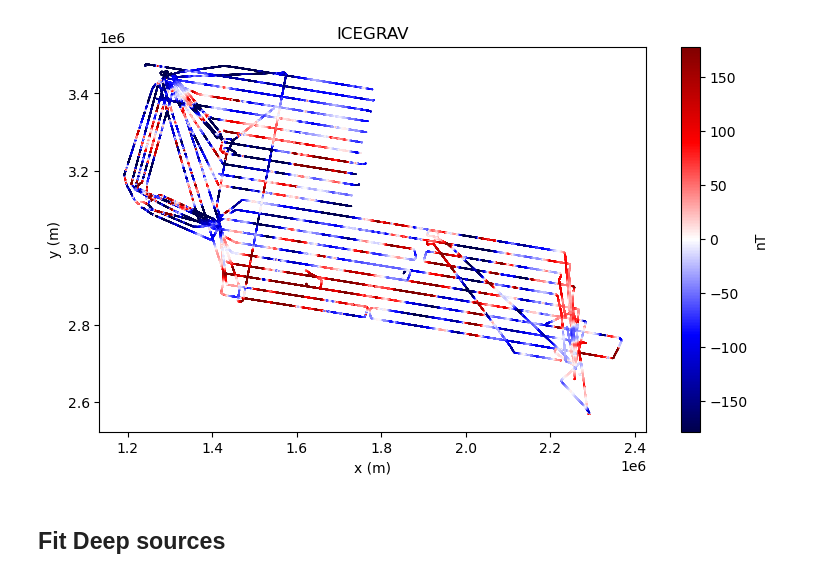
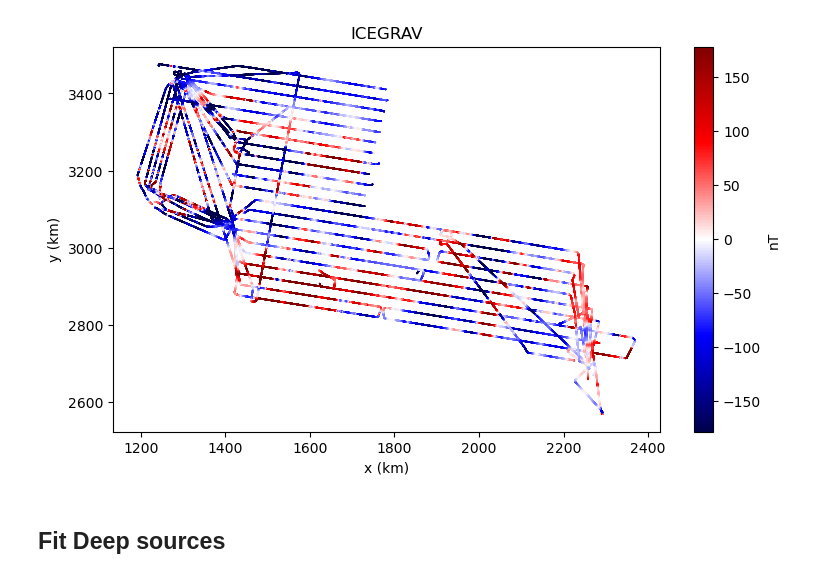
Before and after one commit to compgeolab/eqs-magnetic-dual-layer, a Jupyter notebook: code/07_icegrav_real.ipynb, the cells around one changed output. Cells and saved outputs as stored; diff of their text form; code cells hidden in the pictures.

```diff
--- a/code/07_icegrav_real.ipynb
+++ b/code/07_icegrav_real.ipynb
@@ -34,21 +35,21 @@ grid_coordinates_km = [coord / 1000 for coord in grid_coordinates]
 # %%
 plt.figure(figsize=(30,5))
 plt.subplot(1,3,1)
 scale_icegrav = np.nanpercentile(icegrav.MagL, 95)
 plt.scatter(
-    *coordinates[:2],
+    *coordinates_km[:2],
     c=icegrav.MagL,
     cmap="seismic",
     s=0.01,
     vmin=-scale_icegrav,
     vmax=scale_icegrav)
 plt.title("ICEGRAV")
-plt.xlabel("x (m)")
-plt.ylabel("y (m)")
+plt.xlabel("x (km)")
+plt.ylabel("y (km)")
 plt.colorbar(label="nT")
 plt.show()
 # %% [output]
-[figure, old version]
+[figure, new version]
 # %% [markdown]
 ## Fit Deep sources
 # %%
```
Also changed, not shown: parts of 16 cells of this notebook, 3 other files.
